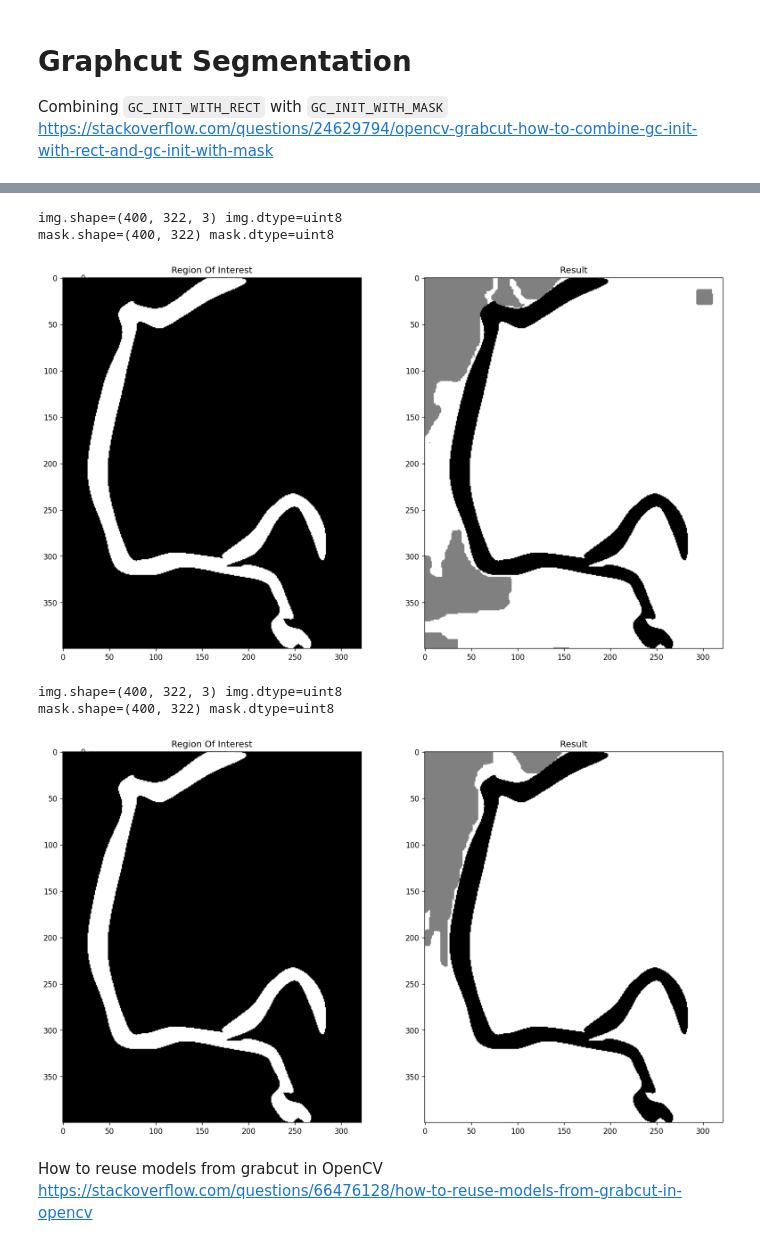
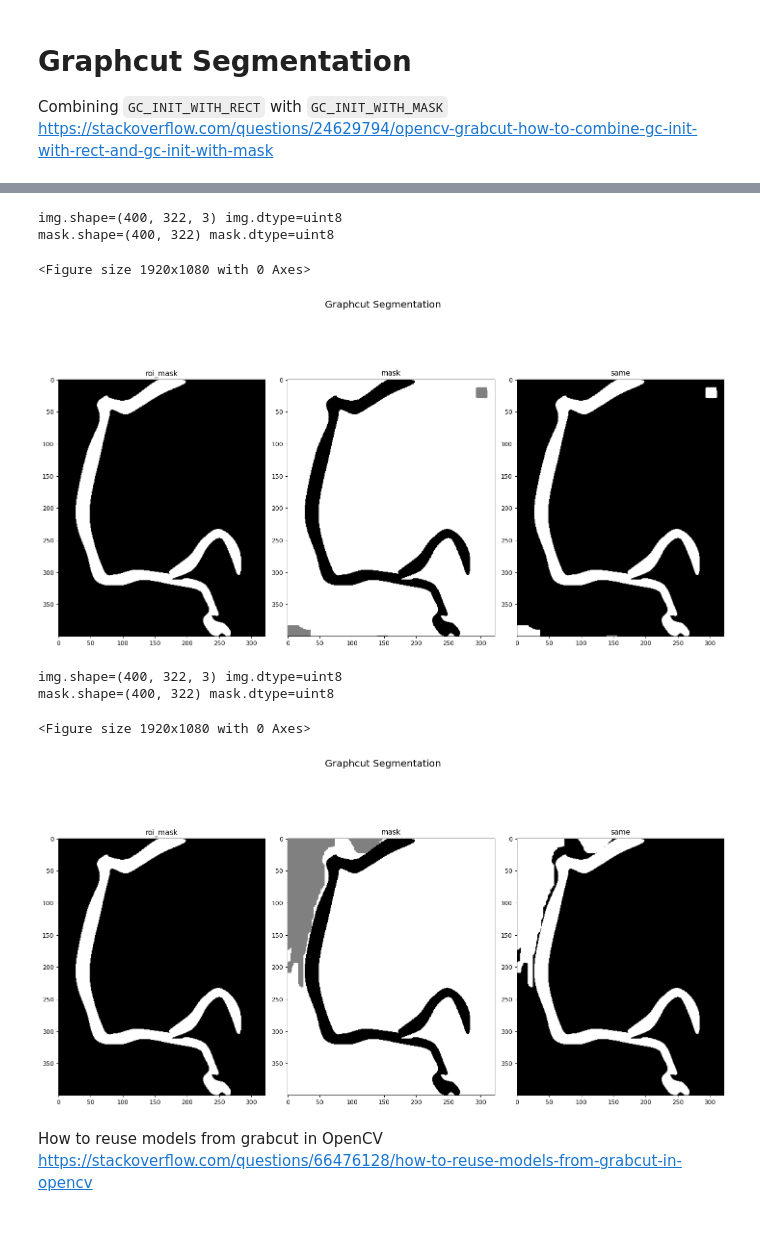
Before and after one commit to jbenshetler/vessel_segmentation, a Jupyter notebook: seg.ipynb, the cells around one changed output, grey strips where cells are left out. Cells and saved outputs as stored; diff of their text form; code cells hidden in the pictures.

```diff
--- a/seg.ipynb
+++ b/seg.ipynb
@@ -127,7 +145,7 @@ contours, hierarchy = cv2.findContours(
     method=cv2.CHAIN_APPROX_SIMPLE
 )
 # %%
-mask = np.zeros(img.shape, np.uint8)
+mask = np.zeros(input_img.shape, np.uint8)
 contour_img = cv2.drawContours(
     image=mask,
     contours=contours,
@@ -136,12 +154,15 @@ contour_img = cv2.drawContours(
     thickness=cv2.FILLED
 )
 
-#drawContours FILLED is not working, this is a hack
+#drawContours `cv2.FILLED` is not working, this is a hack
+#will find a resolution once we have a working segmentation
 cv2.floodFill(contour_img, None, seedPoint=(56,105), newVal=(255,255,255), loDiff=(0,0,0,0), upDiff=(0,0,0,0))
 
-print(f"len(contours)={len(contours)}")
-plt.figure(figsize=(16,9), dpi=120)
-_ = plt.imshow(mask, 'gray')
-plt.title("Find Contours FloodFill RETR_CCOMP")
-print(f"contour_img.shape={contour_img.shape}")
+show_image(mask, "Find Contours FloodFill RETR_CCOMP")
+
+# print(f"len(contours)={len(contours)}")
+# plt.figure(figsize=(16,9), dpi=120)
+# _ = plt.imshow(mask, 'gray')
+# plt.title("Find Contours FloodFill RETR_CCOMP")
+# print(f"contour_img.shape={contour_img.shape}")
 # %% [output]
@@ -174,7 +193,7 @@ def graphCutSeg(img : NDArray, roi_mask : NDArray, known_fgd : bool = False):
     x1,y1 = ( cols-1, rows-1 )
     rect = (x0, y0, x1-x0, y1-y0)
     iter = 5
-    cv2.grabCut(
+    _ =cv2.grabCut(
         img,
         mask,
         rect,
@@ -187,19 +206,21 @@ def graphCutSeg(img : NDArray, roi_mask : NDArray, known_fgd : bool = False):
     changes = np.ones((rows,cols),np.uint8) * 255
     changes[ np.where(input_mask == mask)] = 0
 
-    plt.subplot(1,3,1)
-    plt.imshow(roi_mask,'gray')
-    plt.gca().set_title("Region Of Interest")
+    show_images([roi_mask, mask, same], "Graphcut Segmentation", ["roi_mask", "mask", "same"])
 
-    plt.subplot(1,3,2)
-    plt.imshow(mask, 'gray')
-    plt.gca().set_title('Result')
+    # plt.subplot(1,3,1)
+    # plt.imshow(roi_mask,'gray')
+    # plt.gca().set_title("Region Of Interest")
 
-    plt.subplot(1,3,3)
-    plt.imshow(same,'gray')
-    plt.gca().set_title('same')
+    # plt.subplot(1,3,2)
+    # plt.imshow(mask, 'gray')
+    # plt.gca().set_title('Result')
 
-    plt.show()
+    # plt.subplot(1,3,3)
+    # plt.imshow(same,'gray')
+    # plt.gca().set_title('same')
+
+    # plt.show()
 # %%
 graphCutSeg(regions_img, mask, True)
 # %% [output]
@@ -209,15 +231,17 @@ mask.shape=(400, 322) mask.dtype=uint8
 # %%
-graphCutSeg(img, mask, True)
+graphCutSeg(input_img, mask, True)
 # %% [output]
 img.shape=(400, 322, 3) img.dtype=uint8
 mask.shape=(400, 322) mask.dtype=uint8
+<Figure size 1920x1080 with 0 Axes>
-[figure, old version]
+[figure, new version]
 # %%
-graphCutSeg(equalized, mask, True)
+graphCutSeg(equalized_img, mask, True)
 # %% [output]
 img.shape=(400, 322, 3) img.dtype=uint8
 mask.shape=(400, 322) mask.dtype=uint8
+<Figure size 1920x1080 with 0 Axes>
-[figure, old version]
+[figure, new version]
 # %% [markdown]
 How to reuse models from grabcut in OpenCV
 https://stackoverflow.com/questions/66476128/how-to-reuse-models-from-grabcut-in-opencv
```
Also changed, not shown: parts of 45 cells of this notebook.
